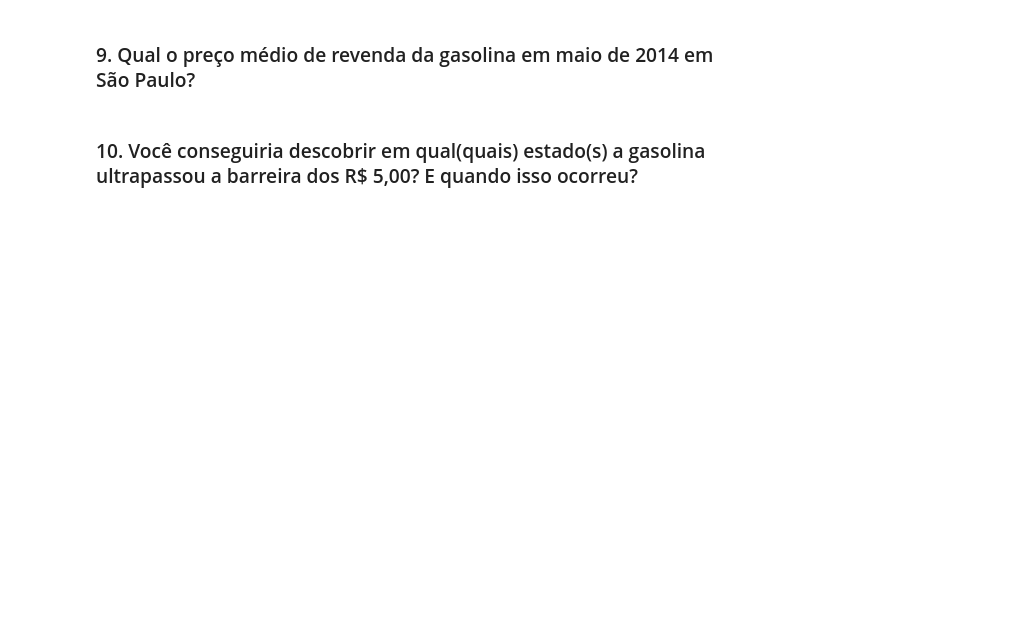
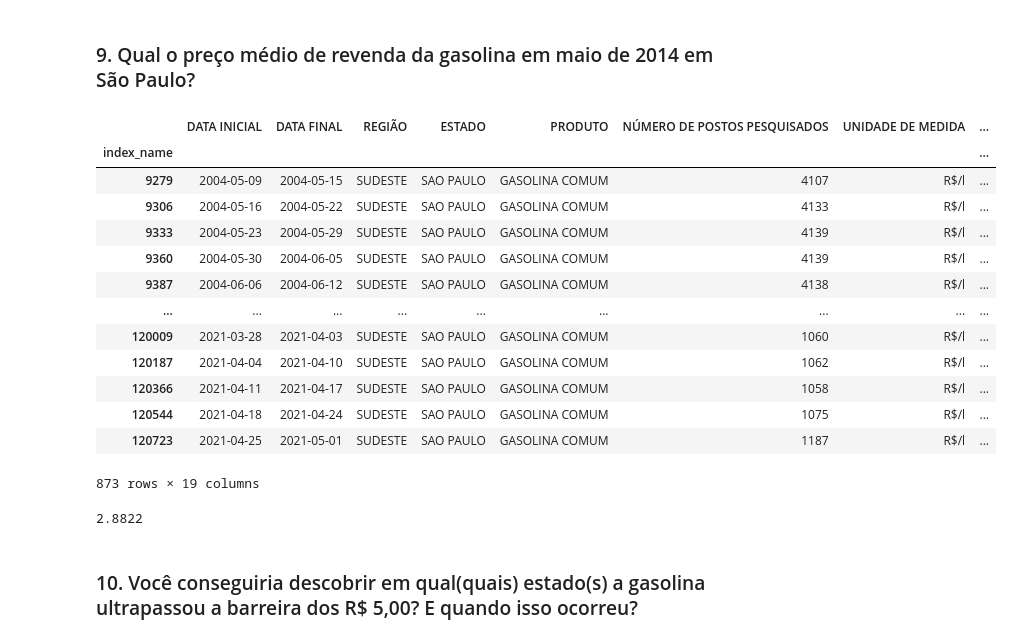
Before and after one commit to talesaraujoc/Analise_precos_gasolina_Brasil, a Jupyter notebook: exercicios-pandas.ipynb, the cells around one changed output. Saved outputs shown, nothing was run; the diff lists cells and outputs as text; code cells hidden in the pictures; blank space fills up the shorter version.

```diff
--- a/exercicios-pandas.ipynb
+++ b/exercicios-pandas.ipynb
@@ -102,2 +167,21 @@ memory usage: 5.9+ MB
 # %% [markdown]
 ### 9. Qual o preço médio de revenda da gasolina em maio de 2014 em São Paulo?
+# %%
+df_gasolina_sp = df_gasolina_comum.loc[df_gasolina_comum['ESTADO']=='SAO PAULO']
+# %%
+df_gasolina_sp
+# %% [output]
+|  | DATA INICIAL | DATA FINAL | REGIÃO | ESTADO | PRODUTO | NÚMERO DE POSTOS PESQUISADOS | UNIDADE DE MEDIDA | ... |
+| index_name |  |  |  |  |  |  |  | ... |
+| 9279 | 2004-05-09 | 2004-05-15 | SUDESTE | SAO PAULO | GASOLINA COMUM | 4107 | R$/l | ... |
+| 9306 | 2004-05-16 | 2004-05-22 | SUDESTE | SAO PAULO | GASOLINA COMUM | 4133 | R$/l | ... |
+| 9333 | 2004-05-23 | 2004-05-29 | SUDESTE | SAO PAULO | GASOLINA COMUM | 4139 | R$/l | ... |
+| 9360 | 2004-05-30 | 2004-06-05 | SUDESTE | SAO PAULO | GASOLINA COMUM | 4139 | R$/l | ... |
+| 9387 | 2004-06-06 | 2004-06-12 | SUDESTE | SAO PAULO | GASOLINA COMUM | 4138 | R$/l | ... |
+| ... | ... | ... | ... | ... | ... | ... | ... | ... |
+| 120009 | 2021-03-28 | 2021-04-03 | SUDESTE | SAO PAULO | GASOLINA COMUM | 1060 | R$/l | ... |
+| 120187 | 2021-04-04 | 2021-04-10 | SUDESTE | SAO PAULO | GASOLINA COMUM | 1062 | R$/l | ... |
+| 120366 | 2021-04-11 | 2021-04-17 | SUDESTE | SAO PAULO | GASOLINA COMUM | 1058 | R$/l | ... |
+| 120544 | 2021-04-18 | 2021-04-24 | SUDESTE | SAO PAULO | GASOLINA COMUM | 1075 | R$/l | ... |
+| 120723 | 2021-04-25 | 2021-05-01 | SUDESTE | SAO PAULO | GASOLINA COMUM | 1187 | R$/l | ... |
+873 rows × 19 columns
@@ -104,2 +190,6 @@ memory usage: 5.9+ MB
+# %%
+df_gasolina_sp['PREÇO MÉDIO REVENDA'].mean()
+# %% [output]
+2.8822
 # %% [markdown]
 ### 10. Você conseguiria descobrir em qual(quais) estado(s) a gasolina ultrapassou a barreira dos R$ 5,00? E quando isso ocorreu?
```
Also changed, not shown: parts of 43 cells of this notebook.
